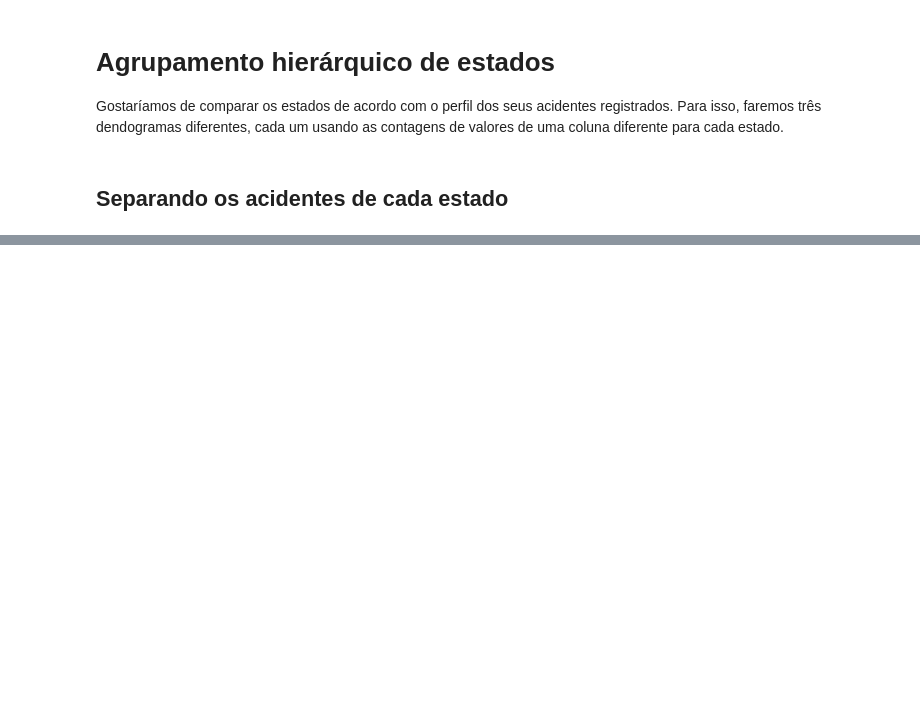
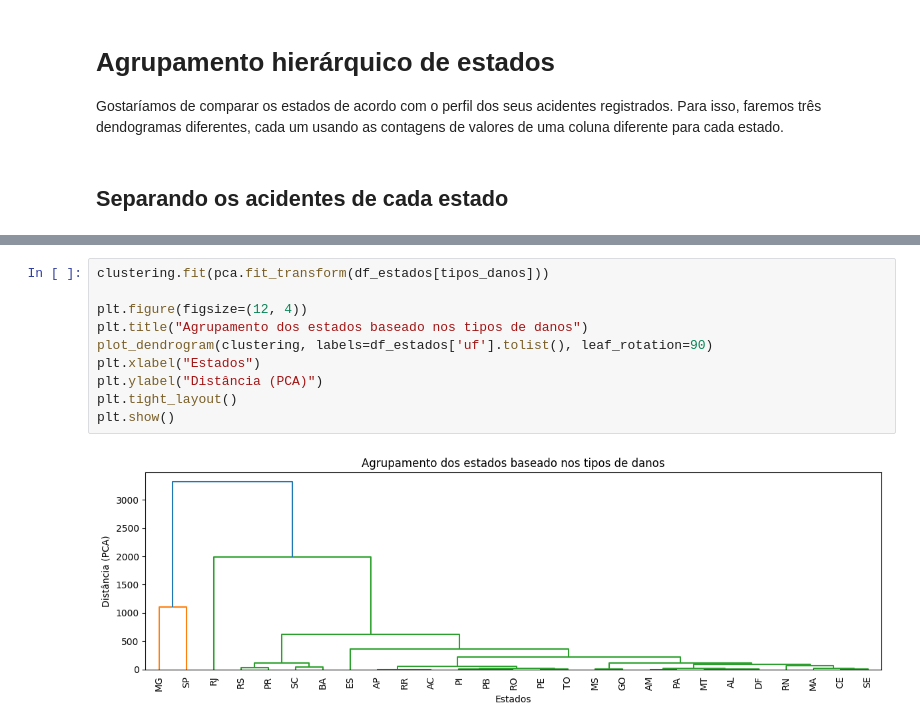
Before and after one commit to mariabrandaob/PCD-2-IBAMA, a Jupyter notebook: PCD_2_IBAMA.ipynb, the cells around one changed output, grey strips where cells are left out. Cells and saved outputs as stored; diff of their text form; blank space fills up the shorter version.

```diff
--- a/PCD_2_IBAMA.ipynb
+++ b/PCD_2_IBAMA.ipynb
@@ -1440,0 +1482,12 @@ The behavior of DataFrame concatenation with empty or all-NA entries is deprecat
+# %%
+clustering.fit(pca.fit_transform(df_estados[tipos_danos]))
+
+plt.figure(figsize=(12, 4))
+plt.title("Agrupamento dos estados baseado nos tipos de danos")
+plot_dendrogram(clustering, labels=df_estados['uf'].tolist(), leaf_rotation=90)
+plt.xlabel("Estados")
+plt.ylabel("Distância (PCA)")
+plt.tight_layout()
+plt.show()
+# %% [output]
+[figure, added]
```
Also changed, not shown: parts of 10 cells of this notebook.
